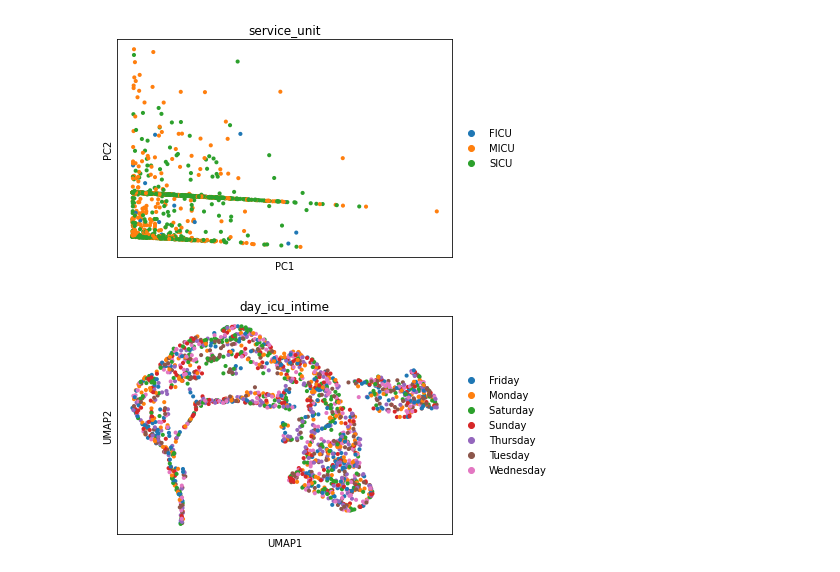
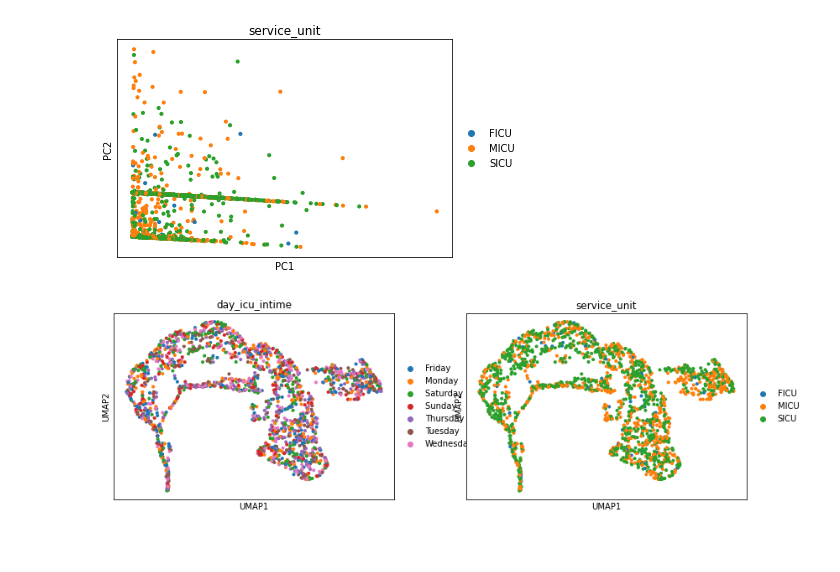
Before and after one commit to theislab/ehrapy, a Jupyter notebook: notebooks/EhrapyDemo.ipynb, the cells around one changed output. Cells and saved outputs as stored; diff of their text form; code cells hidden in the pictures; blank space fills up the shorter version.

Commit message:
restructured API, updated demo & added explicit_replacement draft
Signed-off-by: zethson <lukas.heumos@posteo.net>

```diff
--- a/notebooks/EhrapyDemo.ipynb
+++ b/notebooks/EhrapyDemo.ipynb
@@ -91,4 +98,4 @@ The data still contains some nan values. They must be removed.
 # %%
 import numpy as np
 # %%
-adata_3.X[np.isnan(adata_3.X)] = .0
+ep.pp.replace_explicit(adata_3, replacement=0)
@@ -107,6 +119,6 @@ sc.pp.neighbors(adata_3)
 # %%
 sc.tl.umap(adata_3)
 # %%
-sc.pl.umap(adata_3, color="day_icu_intime")
+sc.pl.umap(adata_3, color=["day_icu_intime", "service_unit"])
 # %% [output]
-[figure, old version]
+[figure, new version]
```
Also changed, not shown: parts of 9 cells of this notebook, 9 other files.
